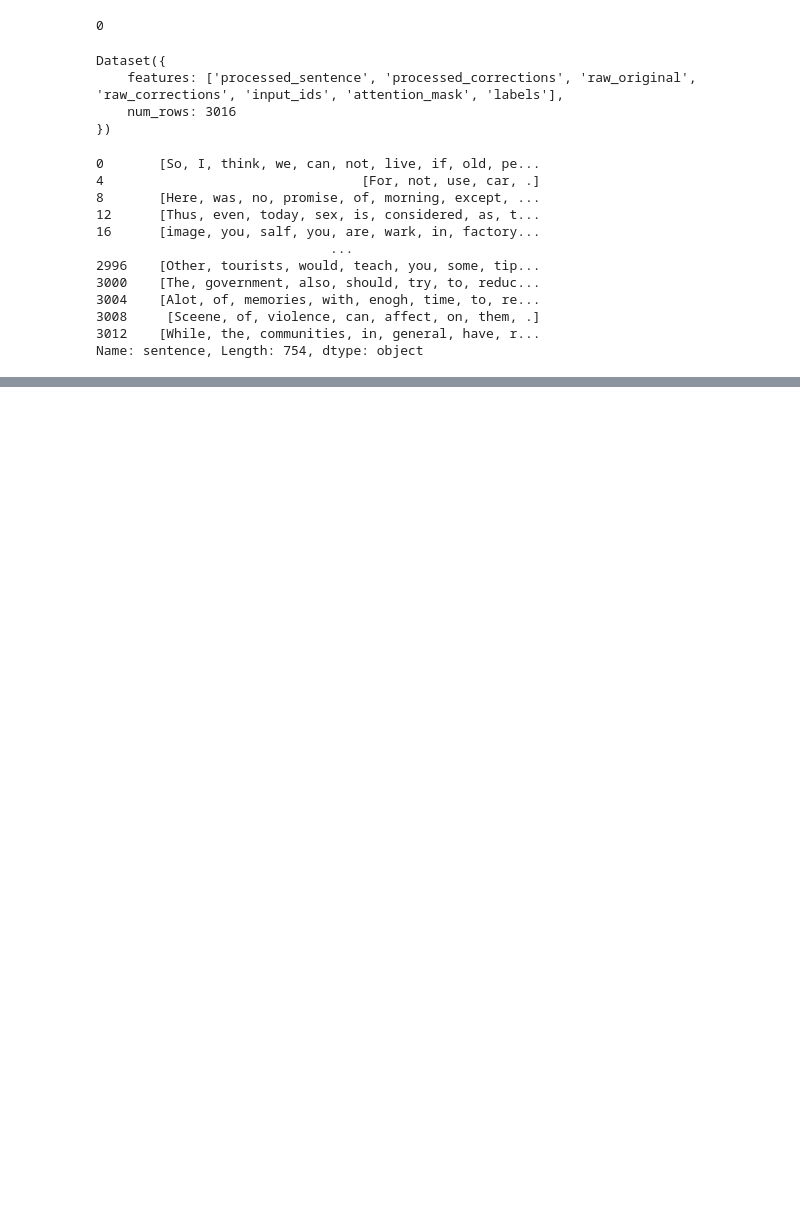
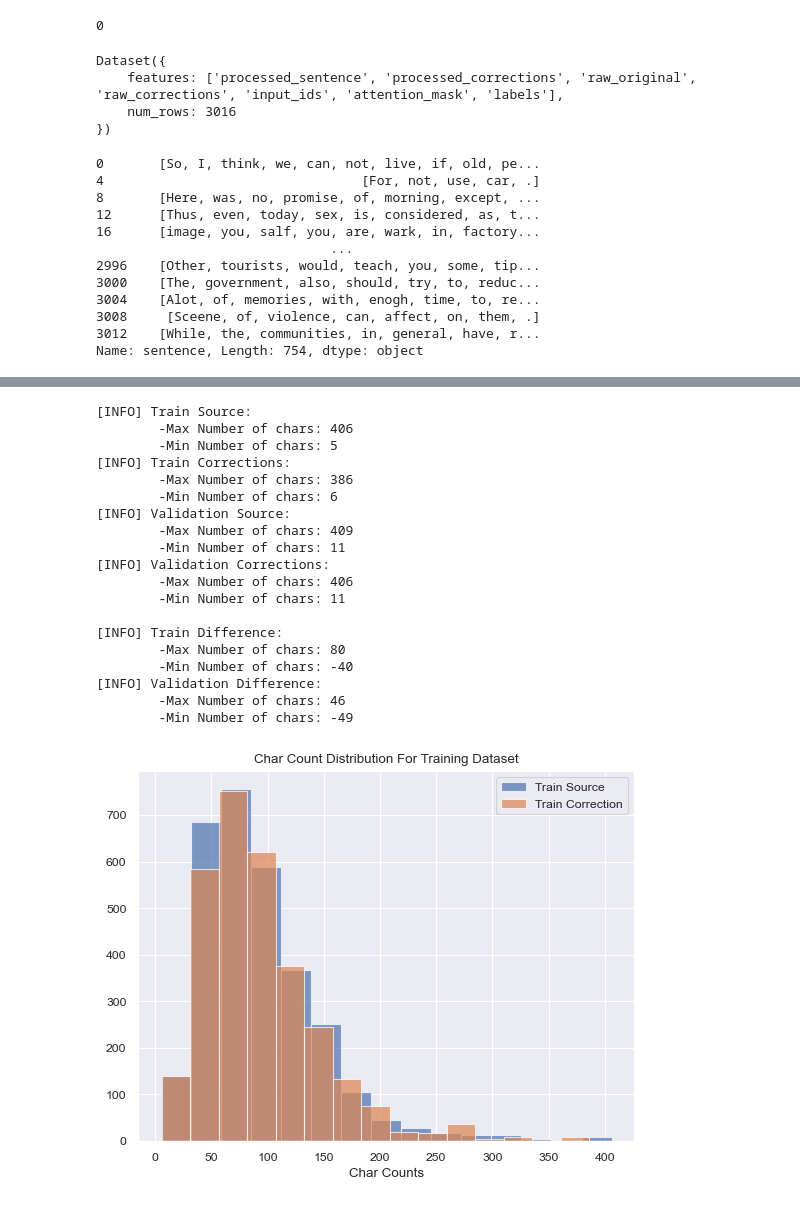
Before and after one commit to Mohitag94/grammar_correction, a Jupyter notebook: test.ipynb, the cells around one changed output, grey strips where cells are left out. Saved outputs shown, nothing was run; the diff lists cells and outputs as text; code cells hidden in the pictures; blank space fills up the shorter version.

```diff
--- a/test.ipynb
+++ b/test.ipynb
@@ -2379,0 +2710,23 @@ Name: sentence, Length: 754, dtype: object
+# %%
+eda.char_count_anlysis()
+# %% [output]
+[INFO] Train Source:
+        -Max Number of chars: 406
+        -Min Number of chars: 5
+[INFO] Train Corrections:
+        -Max Number of chars: 386
+        -Min Number of chars: 6
+[INFO] Validation Source:
+        -Max Number of chars: 409
+        -Min Number of chars: 11
+[INFO] Validation Corrections:
+        -Max Number of chars: 406
+        -Min Number of chars: 11
+
+[INFO] Train Difference:
+        -Max Number of chars: 80
+        -Min Number of chars: -40
+[INFO] Validation Difference:
+        -Max Number of chars: 46
+        -Min Number of chars: -49
+[figure, added]
```
Also changed, not shown: parts of 14 cells of this notebook, 3 other files.
